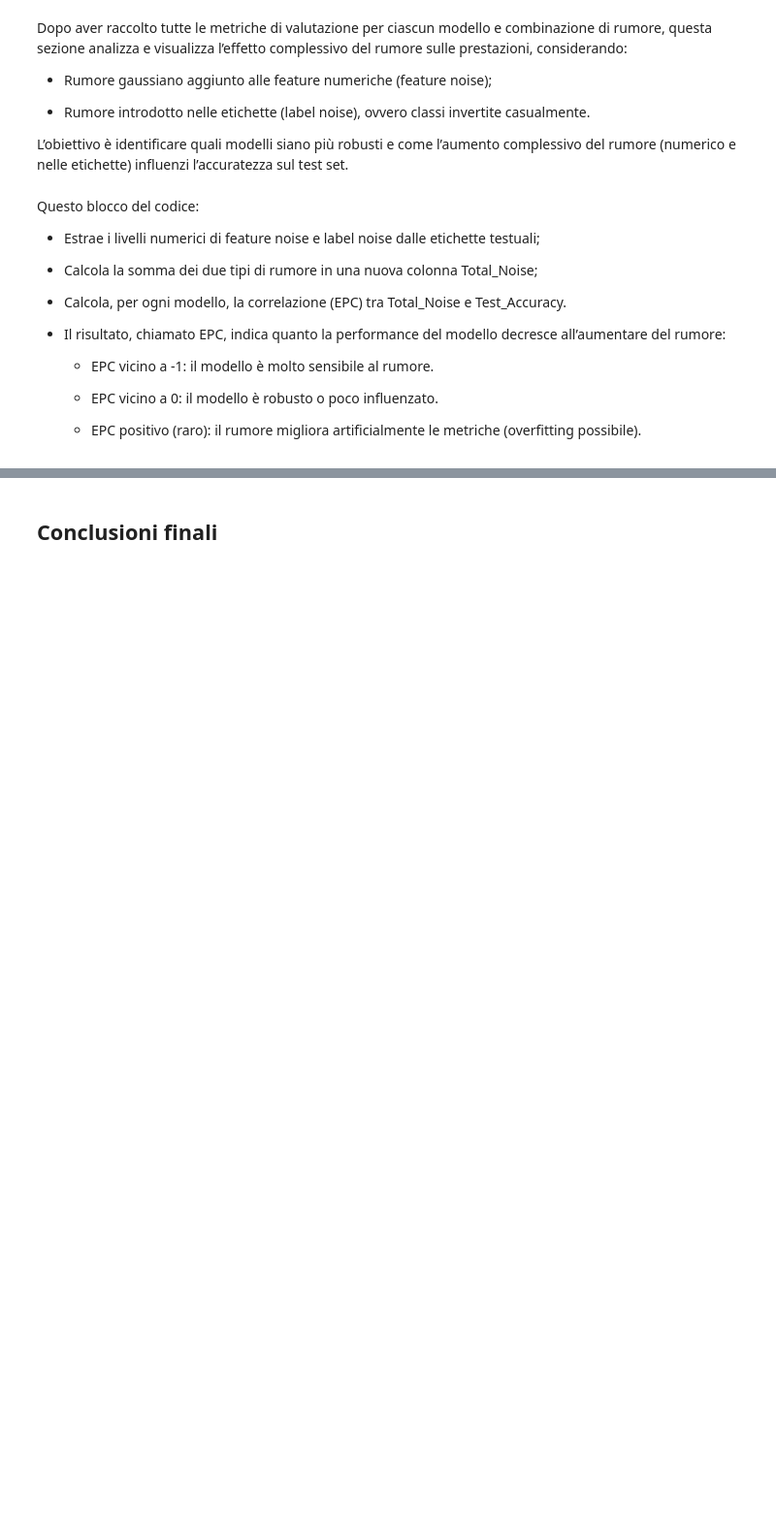
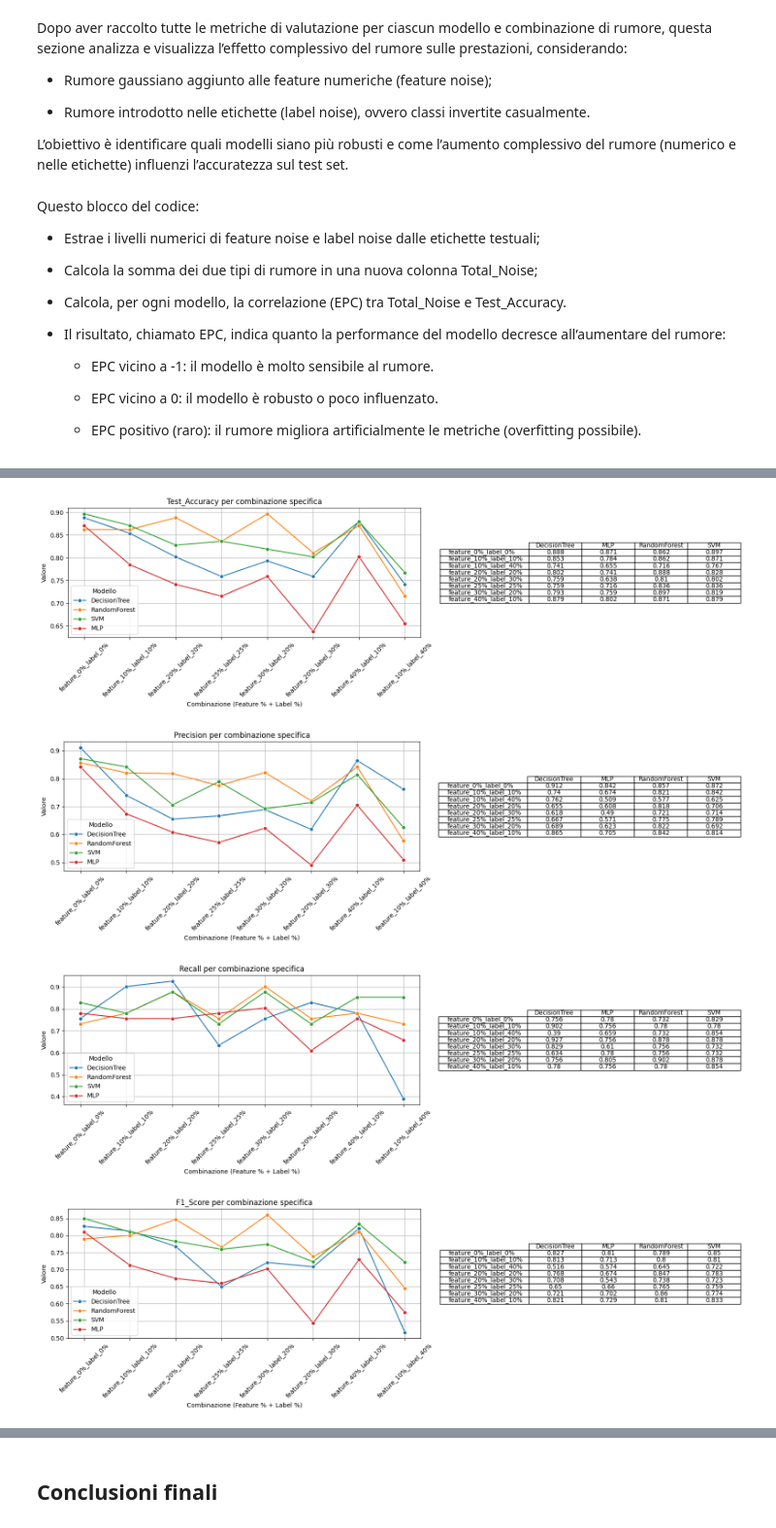
Before and after one commit to oleksandragolub/progetto-architettura-dati-with-ml, a Jupyter notebook: label_noise_with_feature_noise.ipynb, the cells around one changed output, grey strips where cells are left out. Shown at 97% size. Cells and saved outputs as stored; diff of their text form; code cells hidden in the pictures; blank space fills up the shorter version.

```diff
--- a/label_noise_with_feature_noise.ipynb
+++ b/label_noise_with_feature_noise.ipynb
@@ -1380 +1398,38 @@ L’analisi combinata di EPC, metriche di valutazione (Accuracy, Precision, Reca
+# %%
+metriche = ["Test_Accuracy", "Precision", "Recall", "F1_Score"]
+
+# Usa la colonna "Noise" (coppie esatte) invece di "Total_Noise"
+for metrica in metriche:
+    fig, axs = plt.subplots(1, 2, figsize=(16, 5), gridspec_kw={'width_ratios': [2, 1]})
+
+    # --- Grafico per combinazioni specifiche ---
+    sns.lineplot(data=results_df_feature_label,
+                 x="Noise", y=metrica, hue="Model", marker="o", ax=axs[0], errorbar=None)
+
+    axs[0].set_title(f"{metrica} per combinazione specifica")
+    axs[0].set_xlabel("Combinazione (Feature % + Label %)")
+    axs[0].set_ylabel("Valore")
+    axs[0].tick_params(axis='x', rotation=45)
+    axs[0].grid(True)
+    axs[0].legend(title="Modello")
+
+    # --- Tabella ---
+    pivot_data = results_df_feature_label.pivot(index="Noise", columns="Model", values=metrica)
+    axs[1].axis('off')
+    table = axs[1].table(cellText=pivot_data.round(3).values,
+                         rowLabels=pivot_data.index,
+                         colLabels=pivot_data.columns,
+                         loc='center',
+                         cellLoc='center')
+    table.auto_set_font_size(False)
+    table.set_fontsize(10)
+    table.scale(1.2, 1.2)
+
+    plt.tight_layout()
+    plt.show()
+# %% [output]
+[figure, added]
+[figure, added]
+[figure, added]
+[figure, added]
 # %% [markdown]
```
Also changed, not shown: parts of 26 cells of this notebook.
